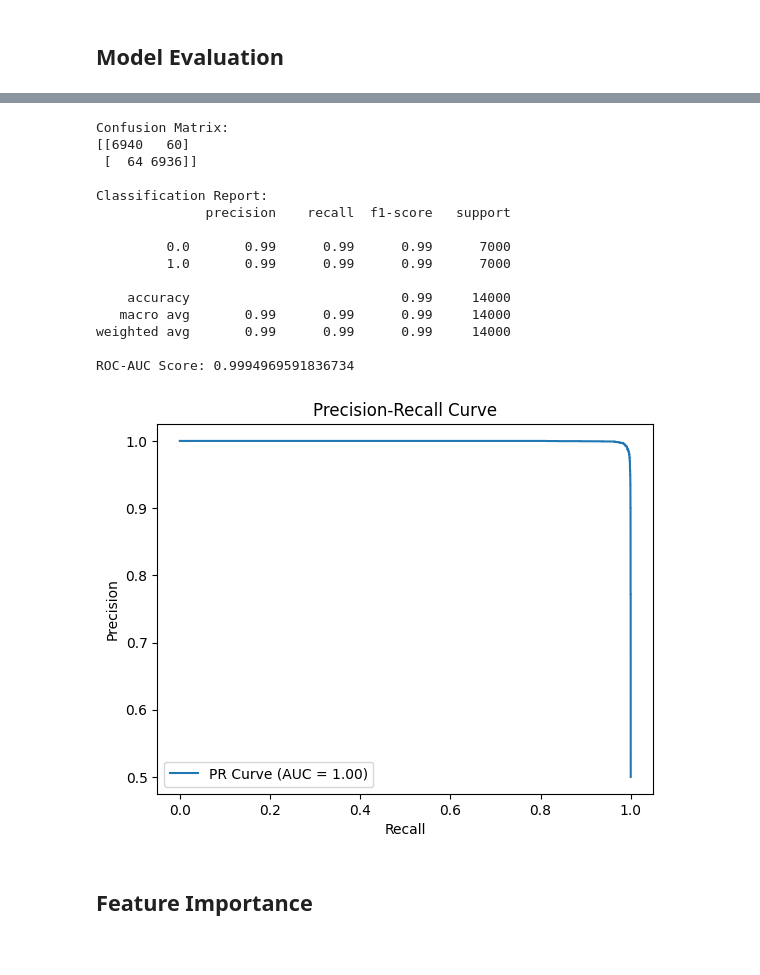
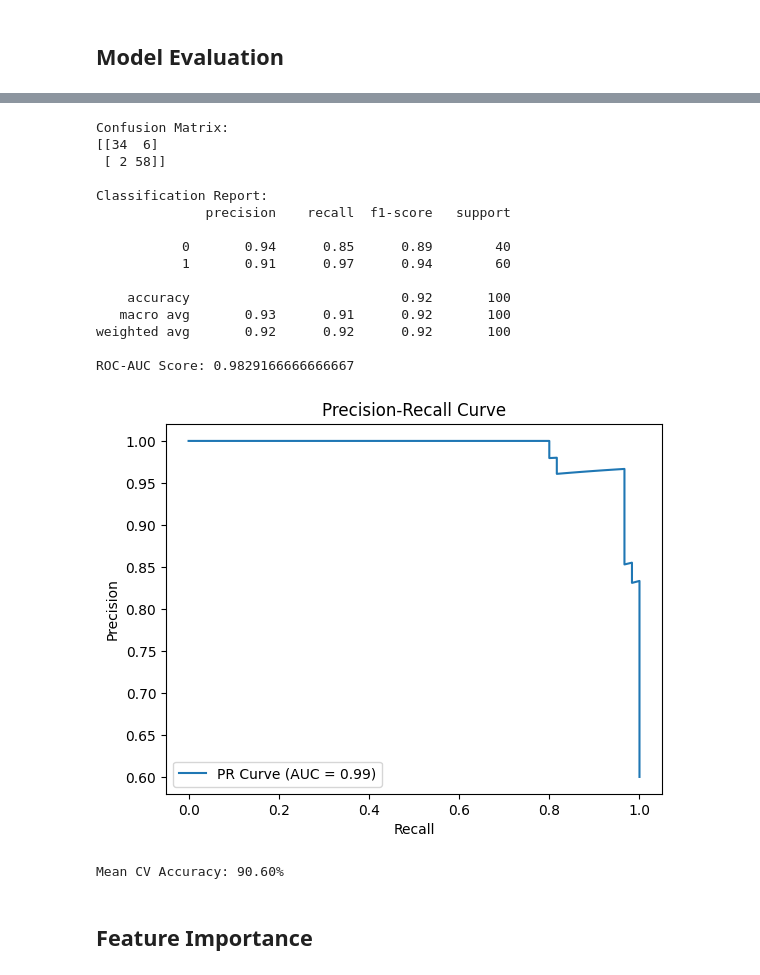
Before and after one commit to Phionanamugga/Early_Detection_of_Heart_Disease-, a Jupyter notebook: early_heart_disease_detection.ipynb, the cells around one changed output, grey strips where cells are left out. Saved outputs shown, nothing was run; the diff lists cells and outputs as text; code cells hidden in the pictures.

```diff
--- a/early_heart_disease_detection.ipynb
+++ b/early_heart_disease_detection.ipynb
@@ -185,3 +190,23 @@ HeartDisease
 Name: count, dtype: int64
 # %%
 ## Model Training
+# %%
+# Base models
+rf = RandomForestClassifier(n_estimators=100, max_depth=10, random_state=42)
+xgb = XGBClassifier(learning_rate=0.1, n_estimators=100, max_depth=5, random_state=42)
+svm = SVC(C=1.0, kernel='rbf', probability=True, random_state=42)
+lr = LogisticRegression(C=1.0, random_state=42)
+# %%
+# Stacking ensemble
+estimators = [('rf', rf), ('xgb', xgb), ('svm', svm), ('lr', lr)]
+stacking_clf = StackingClassifier(estimators=estimators, final_estimator=LogisticRegression())
+# %%
+# Pipeline
+pipeline = Pipeline([
+    ('scaler', scaler),
+    ('poly', poly),
+    ('stacking', stacking_clf)
+])
+# %%
+# Fit the model
+pipeline.fit(X_train, y_train)
@@ -200,46 +287,52 @@ LogisticRegression(random_state=42)
 # %%
 # Predict on the test set
-y_pred = model.predict(X_test)
-y_pred_proba = model.predict_proba(X_test)[:, 1]  # Probabilities for ROC-AUC
+y_pred = pipeline.predict(X_test)
+y_pred_proba = pipeline.predict_proba(X_test)[:, 1]  # Probabilities for ROC-AUC
 
 # Evaluate the model
 print("Confusion Matrix:")
 print(confusion_matrix(y_test, y_pred))
 
 print("\nClassification Report:")
 print(classification_report(y_test, y_pred))
 
 # Calculate ROC-AUC
 roc_auc = roc_auc_score(y_test, y_pred_proba)
 print(f"ROC-AUC Score: {roc_auc}")
 
 # Plot Precision-Recall Curve
 precision, recall, _ = precision_recall_curve(y_test, y_pred_proba)
 pr_auc = auc(recall, precision)
 plt.figure()
 plt.plot(recall, precision, label=f'PR Curve (AUC = {pr_auc:.2f})')
 plt.xlabel('Recall')
 plt.ylabel('Precision')
 plt.title('Precision-Recall Curve')
 plt.legend()
 plt.show()
 # %% [output]
 Confusion Matrix:
-[[6940   60]
- [  64 6936]]
+[[34  6]
+ [ 2 58]]
 
 Classification Report:
               precision    recall  f1-score   support
 
-         0.0       0.99      0.99      0.99      7000
-         1.0       0.99      0.99      0.99      7000
+           0       0.94      0.85      0.89        40
+           1       0.91      0.97      0.94        60
 
-    accuracy                           0.99     14000
-   macro avg       0.99      0.99      0.99     14000
-weighted avg       0.99      0.99      0.99     14000
+    accuracy                           0.92       100
+   macro avg       0.93      0.91      0.92       100
+weighted avg       0.92      0.92      0.92       100
 
-ROC-AUC Score: 0.9994969591836734
+ROC-AUC Score: 0.9829166666666667
-[figure, old version]
+[figure, new version]
+# %%
+# Cross-validation score
+cv_scores = cross_val_score(pipeline, X, y, cv=5, scoring='accuracy')
+print(f"Mean CV Accuracy: {cv_scores.mean() * 100:.2f}%")
+# %% [output]
+Mean CV Accuracy: 90.60%
 # %% [markdown]
 ## Feature Importance
 # %%
```
Also changed, not shown: parts of 8 cells of this notebook.
